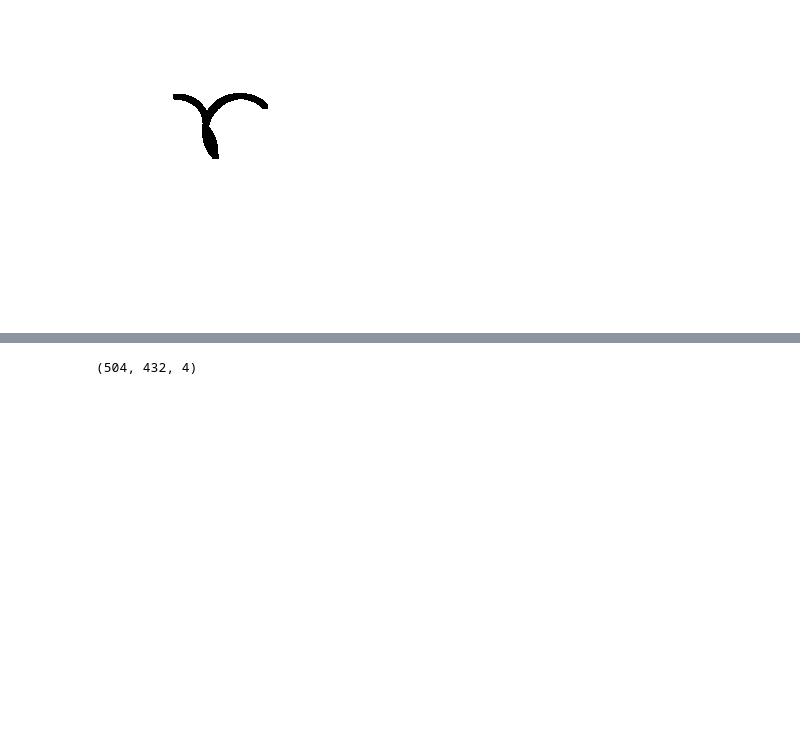
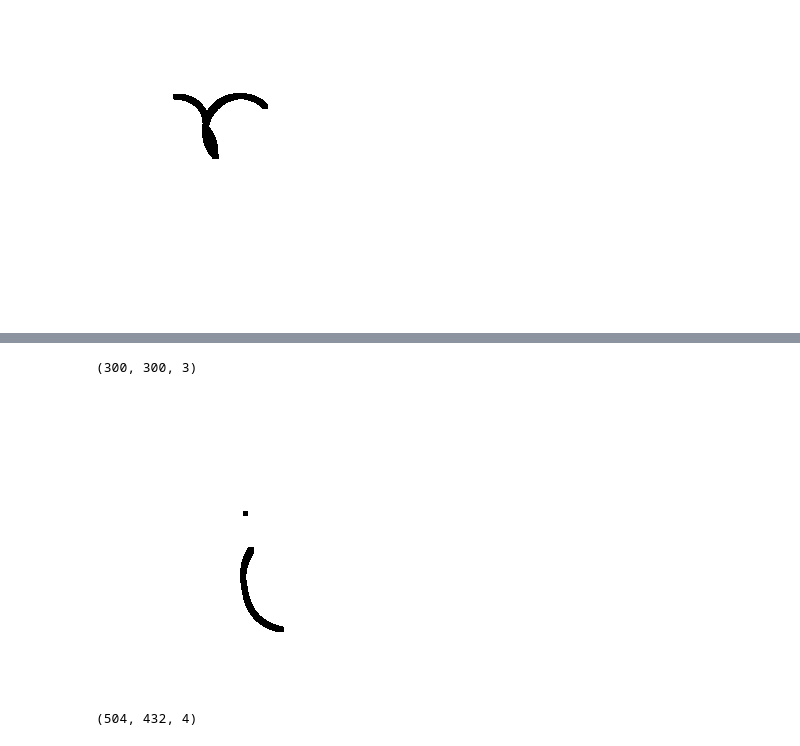
Before and after one commit to Razagaza/fomular_recognition, a Jupyter notebook: Character_generation.ipynb, the cells around one changed output, grey strips where cells are left out. Cells and saved outputs as stored; diff of their text form; code cells hidden in the pictures; blank space fills up the shorter version.

```diff
--- a/Character_generation.ipynb
+++ b/Character_generation.ipynb
@@ -200,3 +138,16 @@ im.fromarray(D.imag)
+# %%
+i= Drawing()
+i.mark(np.array((120, 150)), 5)
+
+start= np.array((140, 150))
+middle= np.array((200, 150))
+end= np.array((220, 180))
+
+i.arc(start, middle, end, ratio= 0.3)
+i.show()
+# %% [output]
+(300, 300, 3)
+[figure, added]
 # %%
 fg= np.asarray(im.open("fg.png"))
 
```
Also changed, not shown: parts of 9 cells of this notebook.
